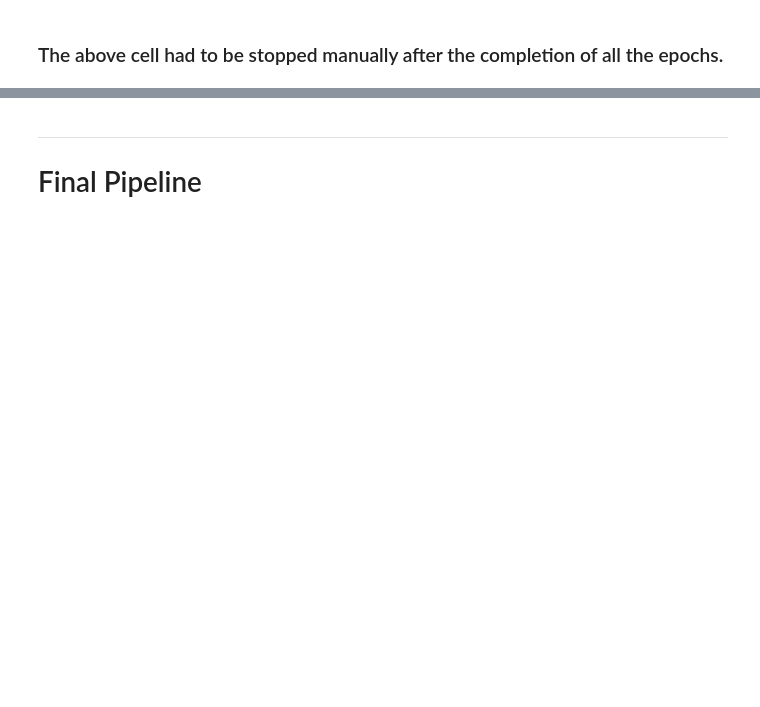
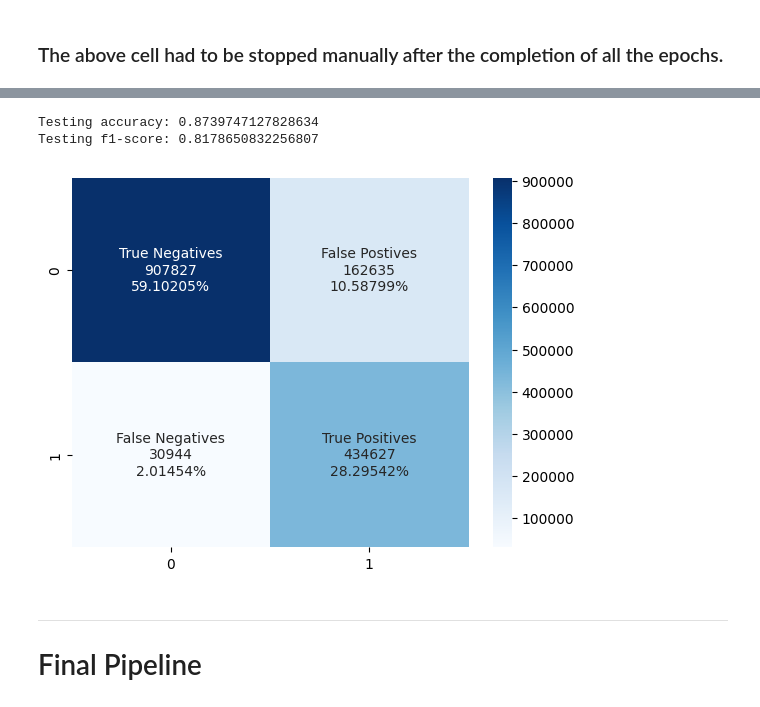
Before and after one commit to VinayVaishnav/Water_Quality_Prediction, a Jupyter notebook: water_quality_prediction.ipynb, the cells around one changed output, grey strips where cells are left out. Cells and saved outputs as stored; diff of their text form; code cells hidden in the pictures; blank space fills up the shorter version.

```diff
--- a/water_quality_prediction.ipynb
+++ b/water_quality_prediction.ipynb
@@ -247,9 +363,15 @@ y_final = []
 for each in range(len(y_valtest)):
     y_final.append(mode([y[each] for y in y_preds]))
 # %%
-accuracy_score(y_final, y_valtest)
+print(f"Testing accuracy: {accuracy_score(y_valtest, y_final)}")
+print(f"Testing f1-score: {f1_score(y_valtest, y_final)}")
+# %% [output]
+Testing accuracy: 0.8739747127828634
+Testing f1-score: 0.8178650832256807
 # %%
-f1_score(y_valtest, y_final)
+plot_confusion_matrix(y_valtest, y_final)
+# %% [output]
+[figure, added]
 # %% [markdown]
 ---
 # Final Pipeline
```
Also changed, not shown: parts of 23 cells of this notebook, 1 other file.
